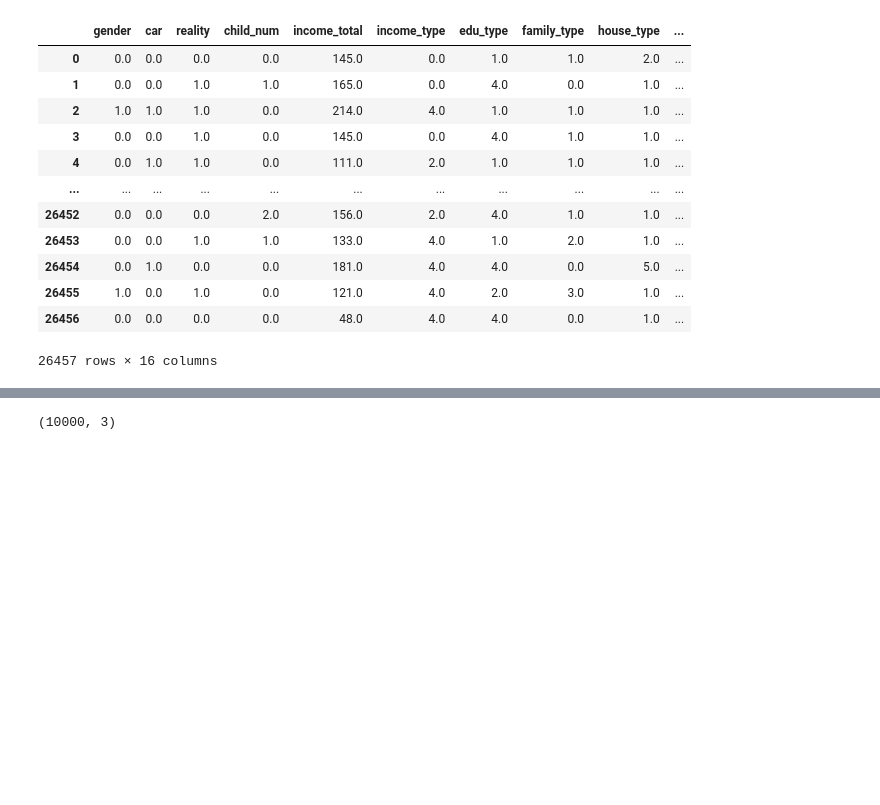
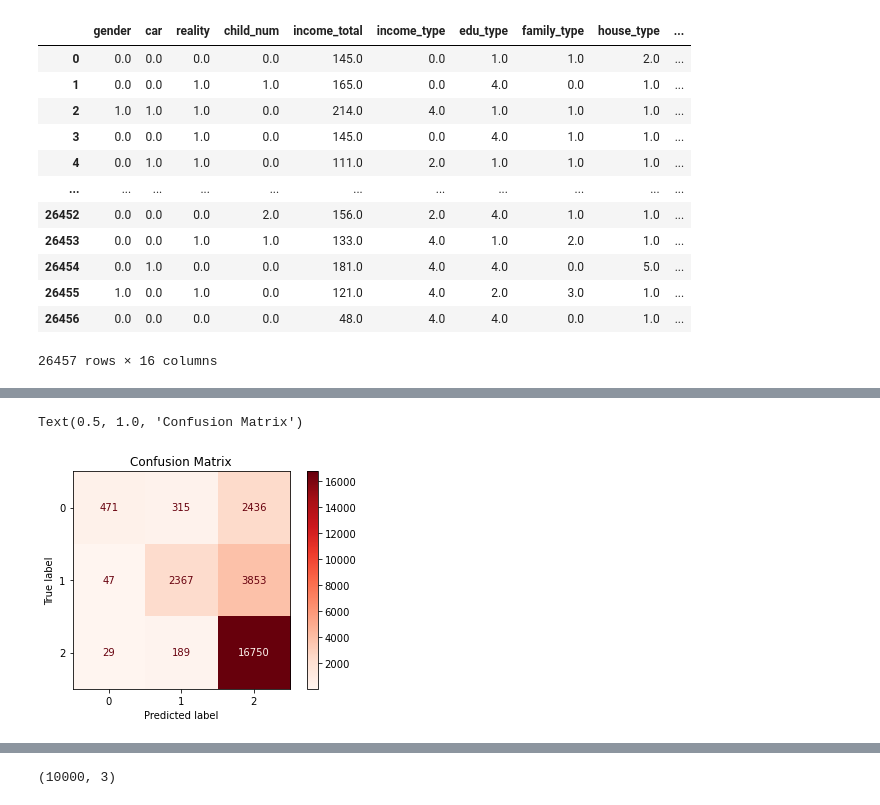
Before and after one commit to JxxHxxx/Ubion-CreditCardUserPrediction, a Jupyter notebook: Code/JY_EDA_scaling_cat.ipynb, the cells around one changed output, grey strips where cells are left out. Cells and saved outputs as stored; diff of their text form; code cells hidden in the pictures; blank space fills up the shorter version.

```diff
--- a/Code/JY_EDA_scaling_cat.ipynb
+++ b/Code/JY_EDA_scaling_cat.ipynb
@@ -1197,6 +1283,19 @@ Learning rate set to 0.092151
 훈련 세트 정확도: 0.752
 테스트 세트 정확도: 0.701
 log_loss: 0.7588207110493662
+# %%
+# confusion matrix
+
+label=['0', '1', '2'] # 라벨 설정
+plot = plot_confusion_matrix(cat_clf, # 분류 모델
+                             train_x, train_y, # 예측 데이터와 예측값의 정답(y_true)
+                             display_labels=label, # 표에 표시할 labels
+                             cmap=plt.cm.Reds, # 컬러맵(plt.cm.Reds, plt.cm.rainbow 등이 있음)
+                             normalize=None) # 'true', 'pred', 'all' 중에서 지정 가능. default=None
+plot.ax_.set_title('Confusion Matrix')
+# %% [output]
+Text(0.5, 1.0, 'Confusion Matrix')
+[figure, added]
 # %%
 from sklearn.model_selection import KFold, StratifiedKFold
 
```
Also changed, not shown: parts of 20 cells of this notebook.
